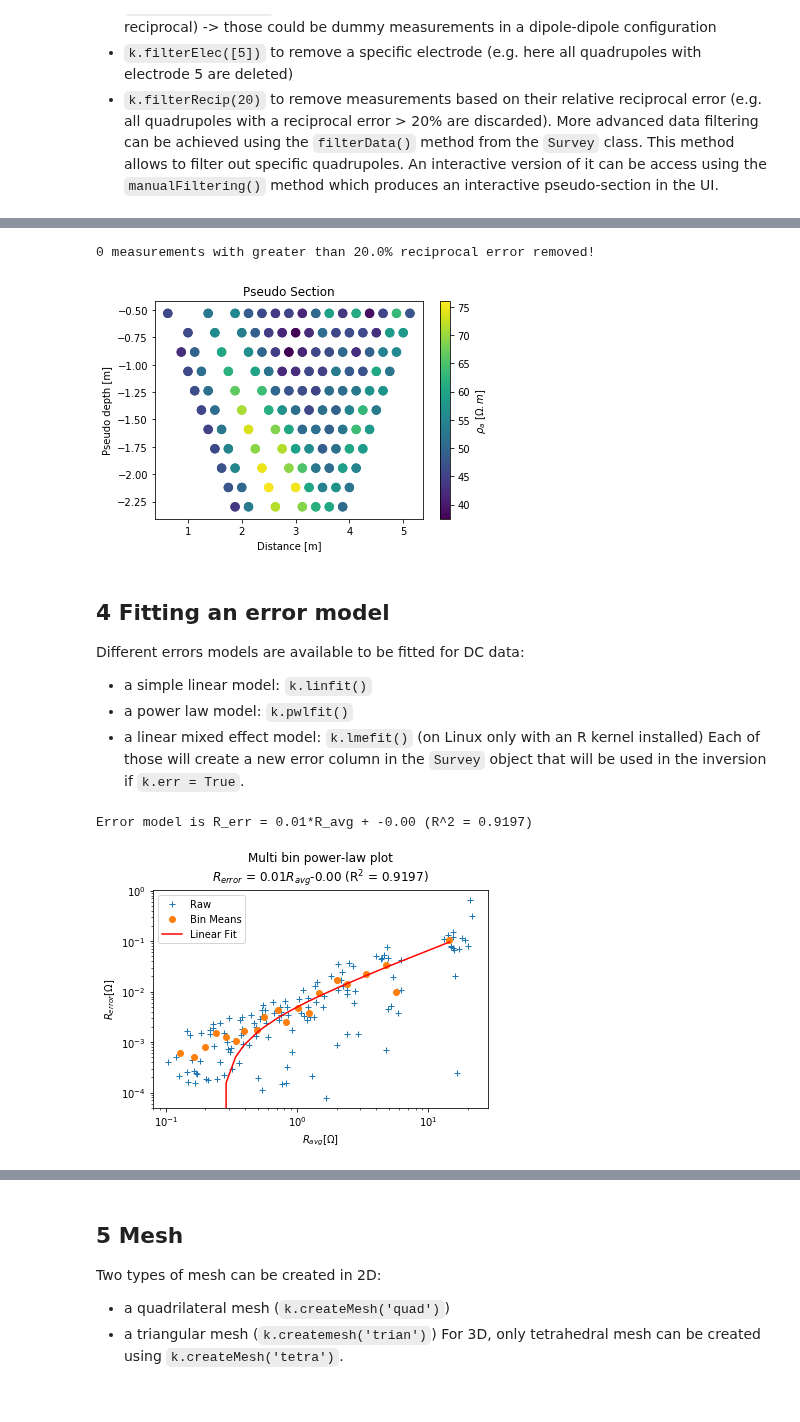
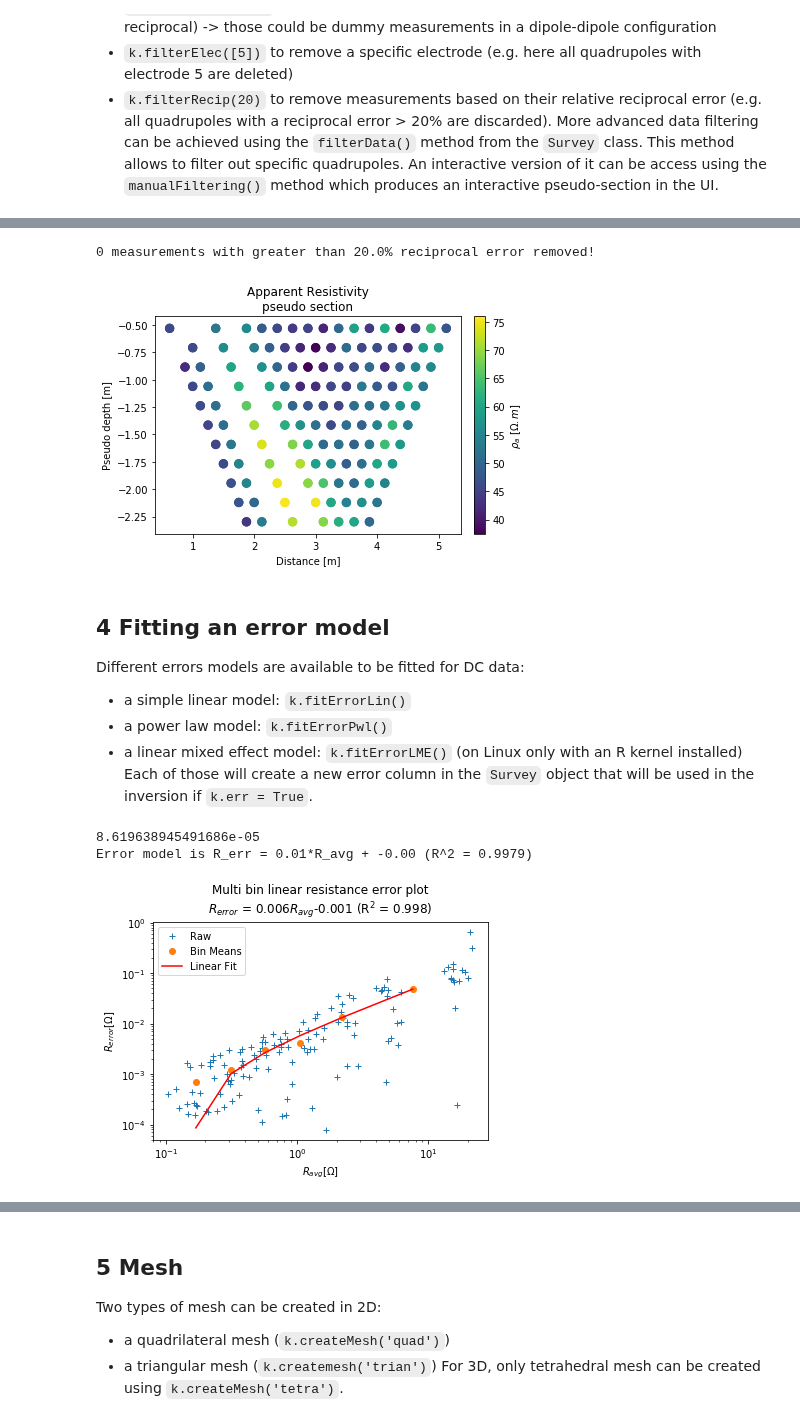
Before and after one commit to hkexgroup/resipy, a Jupyter notebook: jupyter-notebook/01getting-started.ipynb, the cells around one changed output, grey strips where cells are left out. Cells and saved outputs as stored; diff of their text form; code cells hidden in the pictures.

```diff
--- a/jupyter-notebook/01getting-started.ipynb
+++ b/jupyter-notebook/01getting-started.ipynb
@@ -66,20 +68,21 @@ filterData: 48 / 308 quadrupoles removed.
 # %%
-k.filterRecip(20) # in this case this only removes one quadrupoles with reciprocal error bigger than 20 percent
-k.pseudo()
+k.filterRecip(percent=20) # in this case this only removes one quadrupoles with reciprocal error bigger than 20 percent
+k.showPseudo()
 # %% [output]
 0 measurements with greater than 20.0% reciprocal error removed!
-[figure, old version]
+[figure, new version]
 # %% [markdown]
 4 Fitting an error model
 ---
 Different errors models are available to be fitted for DC data:
-- a simple linear model: `k.linfit()`
-- a power law model: `k.pwlfit()`
-- a linear mixed effect model: `k.lmefit()` (on Linux only with an R kernel installed)
+- a simple linear model: `k.fitErrorLin()`
+- a power law model: `k.fitErrorPwl()`
+- a linear mixed effect model: `k.fitErrorLME()` (on Linux only with an R kernel installed)
 Each of those will create a new error column in the `Survey` object that will be used in the inversion if `k.err = True`.
 # %%
-k.linfit()
+k.fitErrorLin()
 # %% [output]
-Error model is R_err = 0.01*R_avg + -0.00 (R^2 = 0.9197)
+8.619638945491686e-05
+Error model is R_err = 0.01*R_avg + -0.00 (R^2 = 0.9979)
-[figure, old version]
+[figure, new version]
 # %%
```
Also changed, not shown: parts of 12 cells of this notebook, 6 other files.
